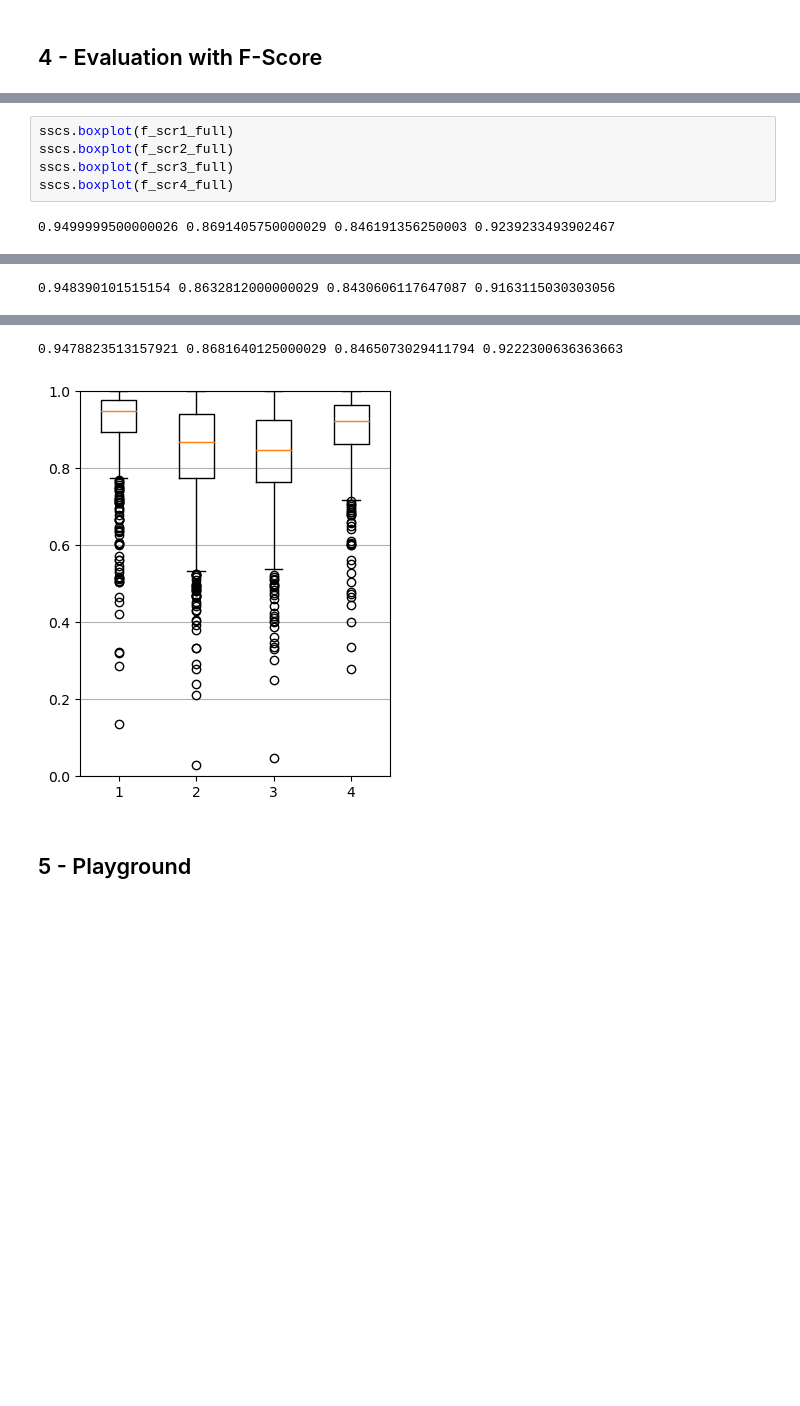
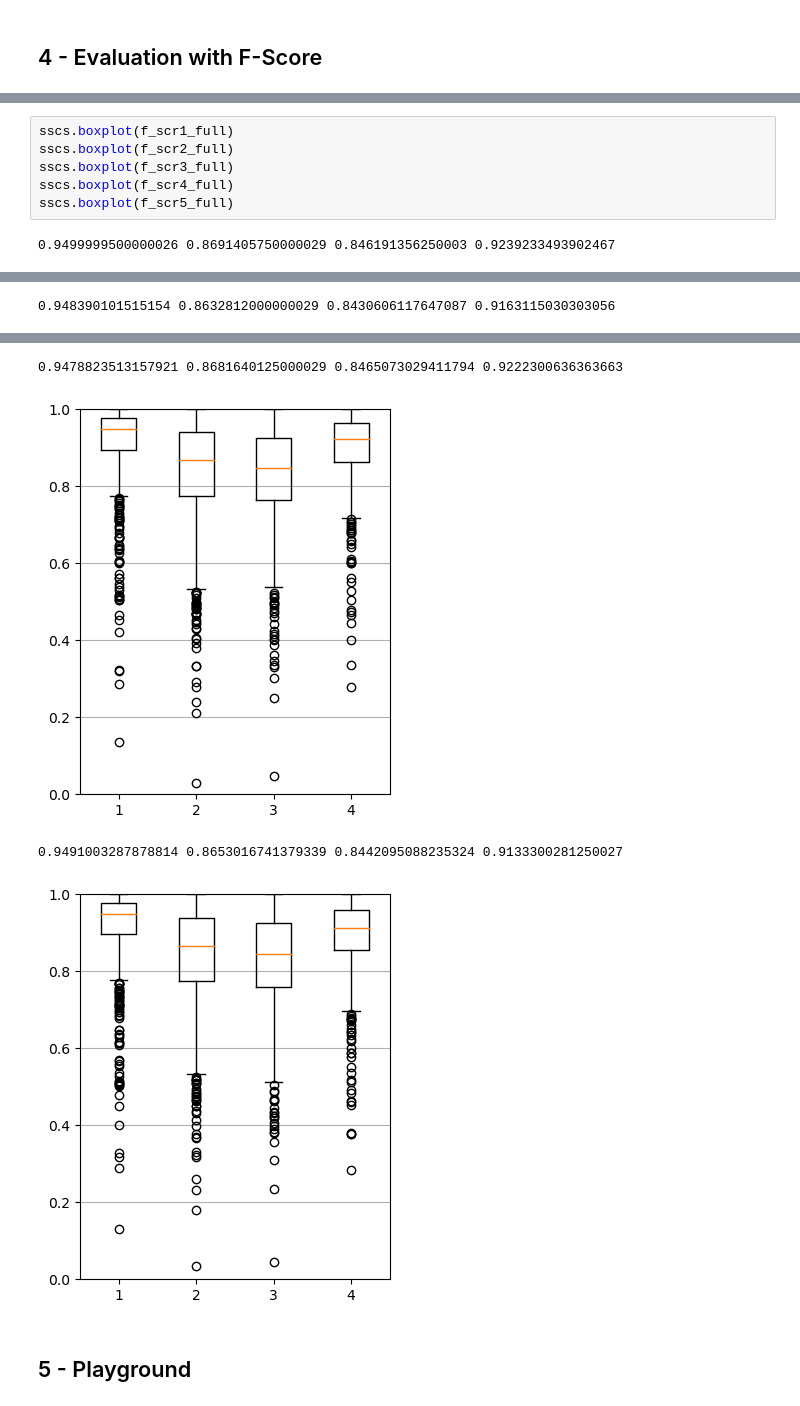
Before and after one commit to Xornotor/VocalAssignment-SSCS, a Jupyter notebook: SSCS_Training.ipynb, the cells around one changed output, grey strips where cells are left out. Saved outputs shown, nothing was run; the diff lists cells and outputs as text; blank space fills up the shorter version.

```diff
--- a/SSCS_Training.ipynb
+++ b/SSCS_Training.ipynb
@@ -231,17 +118,20 @@ sscs.voice_f_histograms(f_scr4_full)
 # %%
 sscs.boxplot(f_scr1_full)
 sscs.boxplot(f_scr2_full)
 sscs.boxplot(f_scr3_full)
 sscs.boxplot(f_scr4_full)
+sscs.boxplot(f_scr5_full)
 # %% [output]
 0.9499999500000026 0.8691405750000029 0.846191356250003 0.9239233493902467
 [figure]
 0.9475660557692333 0.8699218250000028 0.8426106270833362 0.9167968250000027
 [figure]
 0.948390101515154 0.8632812000000029 0.8430606117647087 0.9163115030303056
 [figure]
 0.9478823513157921 0.8681640125000029 0.8465073029411794 0.9222300636363663
 [figure]
+0.9491003287878814 0.8653016741379339 0.8442095088235324 0.9133300281250027
+[figure, added]
 # %% [markdown]
 ## 5 - Playground
 # %%
```
Also changed, not shown: parts of 8 cells of this notebook, 1 other file.
